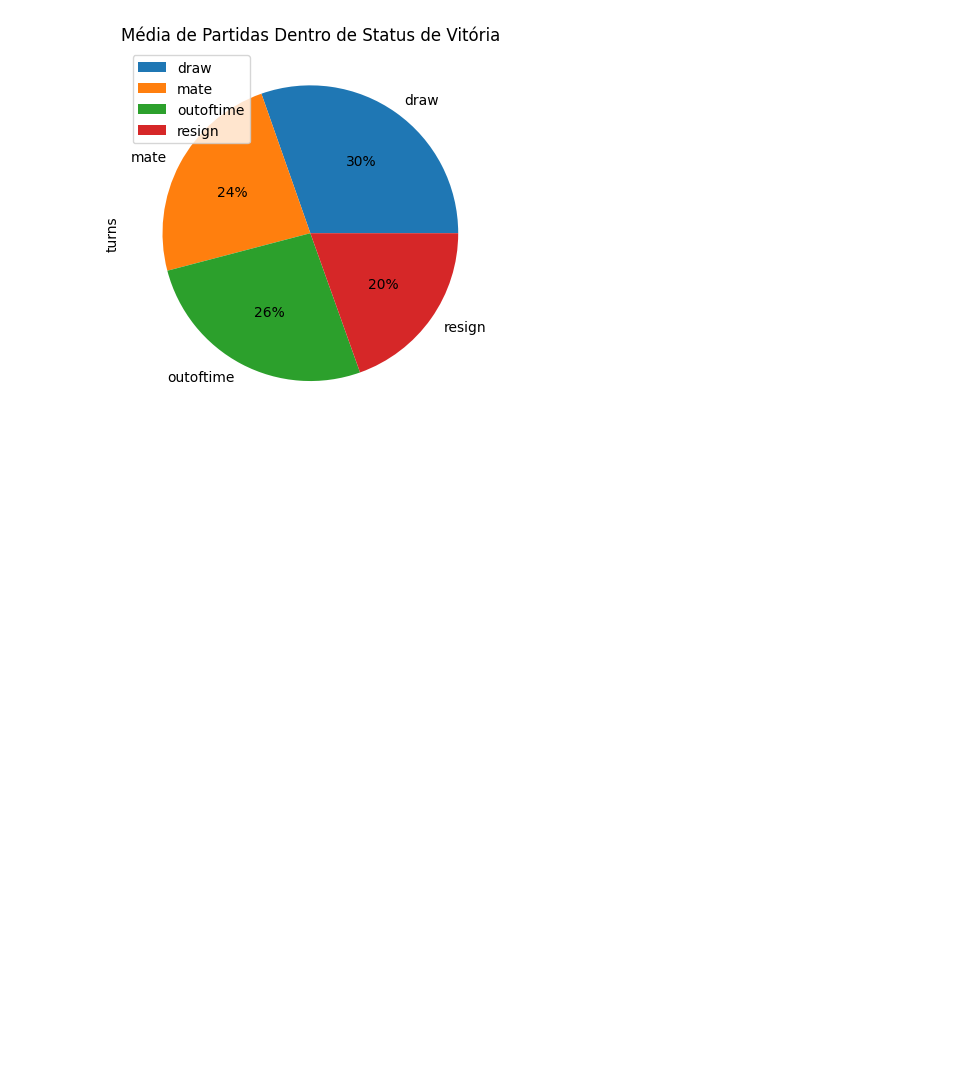
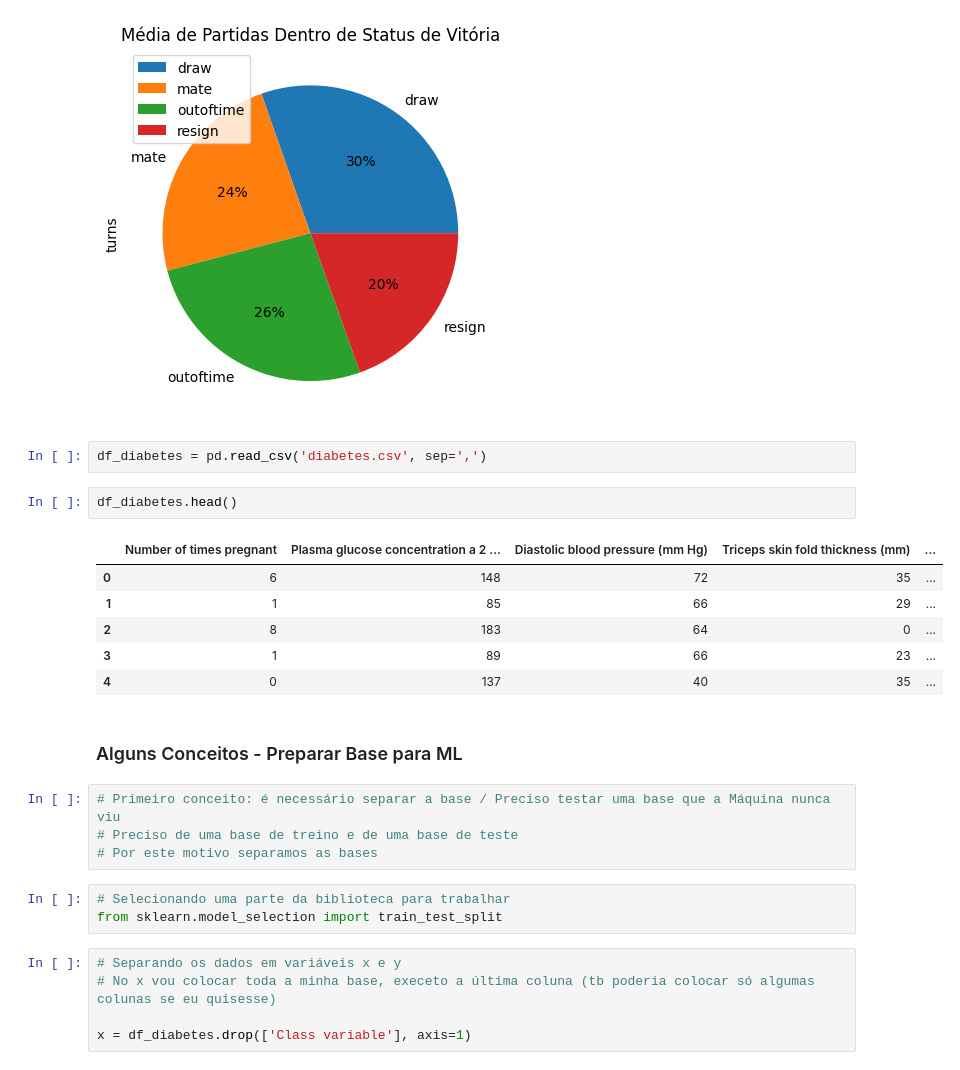
Before and after one commit to DeboraPascoarelli/FIAP_F2A02_ANALISE_EXPLORATORIA_DE_DADOS_EDA, a Jupyter notebook: FASE_2 - MACHINE LEARNIG AND TIME SERIES.ipynb, the cells around one changed output. Cells and saved outputs as stored; diff of their text form; blank space fills up the shorter version.

```diff
--- a/FASE_2 - MACHINE LEARNIG AND TIME SERIES.ipynb
+++ b/FASE_2 - MACHINE LEARNIG AND TIME SERIES.ipynb
@@ -396,3 +396,28 @@ plt.title('Média de Partidas Dentro de Status de Vitória')
 plt.show()
 # %% [output]
 [figure]
+# %%
+df_diabetes = pd.read_csv('diabetes.csv', sep=',')
+# %%
+df_diabetes.head()
+# %% [output]
+|  | Number of times pregnant | Plasma glucose concentration a 2 ... | Diastolic blood pressure (mm Hg) | Triceps skin fold thickness (mm) | ... |
+| 0 | 6 | 148 | 72 | 35 | ... |
+| 1 | 1 | 85 | 66 | 29 | ... |
+| 2 | 8 | 183 | 64 | 0 | ... |
+| 3 | 1 | 89 | 66 | 23 | ... |
+| 4 | 0 | 137 | 40 | 35 | ... |
+# %% [markdown]
+### Alguns Conceitos - Preparar Base para ML
+# %%
+# Primeiro conceito: é necessário separar a base / Preciso testar uma base que a Máquina nunca viu
+# Preciso de uma base de treino e de uma base de teste
+# Por este motivo separamos as bases
+# %%
+# Selecionando uma parte da biblioteca para trabalhar
+from sklearn.model_selection import train_test_split
+# %%
+# Separando os dados em variáveis x e y
+# No x vou colocar toda a minha base, execeto a última coluna (tb poderia colocar só algumas colunas se eu quisesse)
+
+x = df_diabetes.drop(['Class variable'], axis=1)
```
Also changed, not shown: parts of 7 cells of this notebook.
